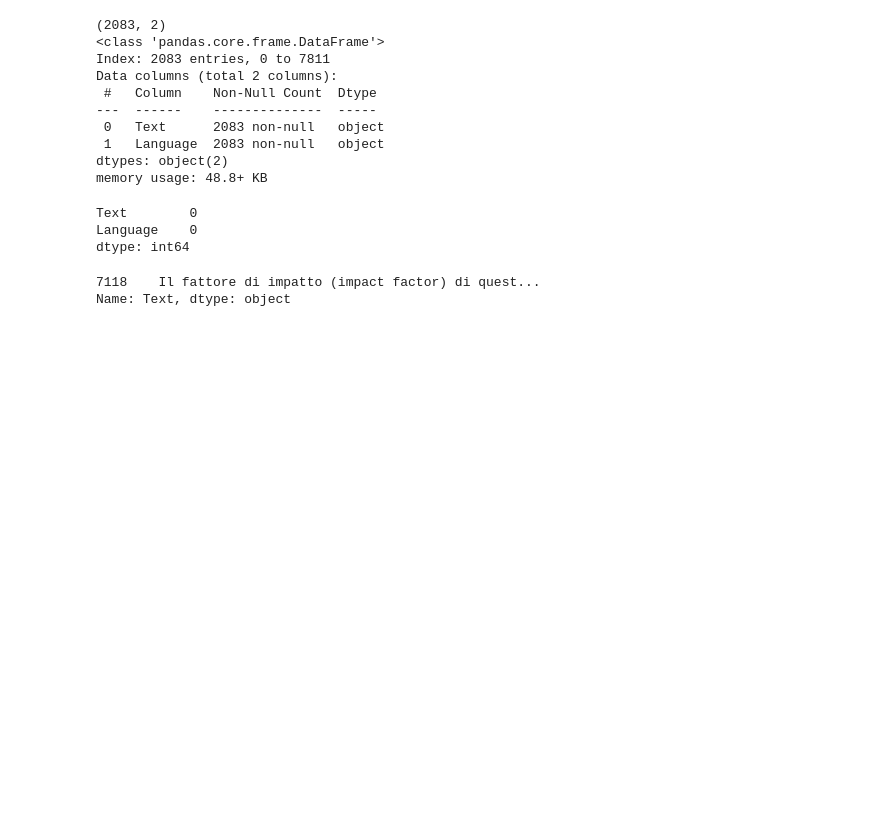
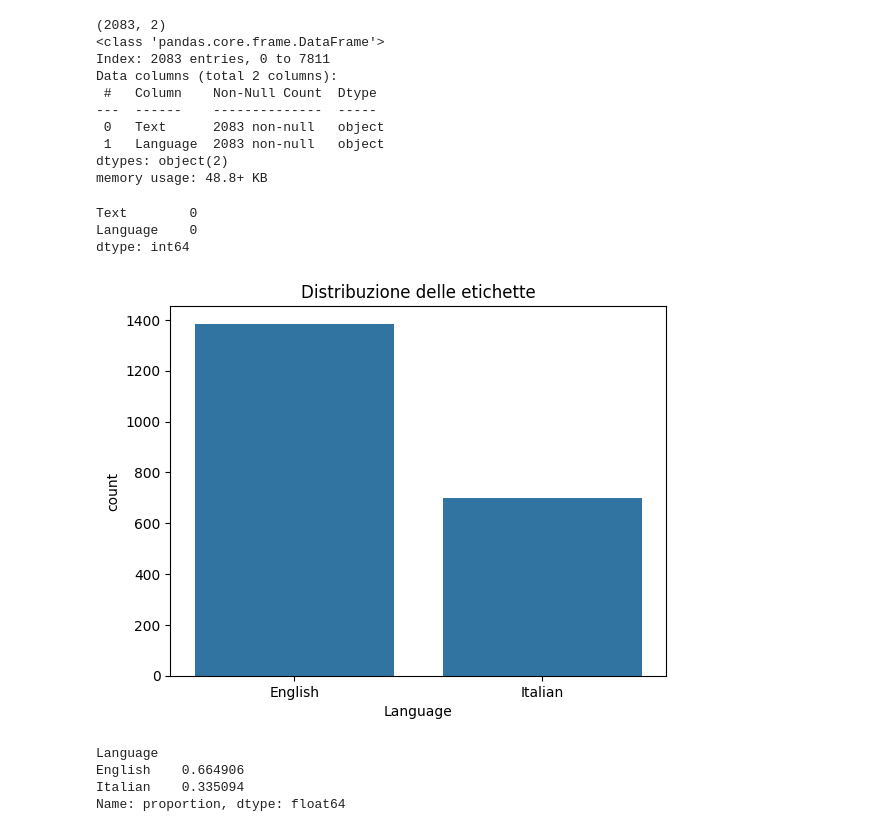
Before and after one commit to Simone-Smaldore/Language-Classifier, a Jupyter notebook: Data_cleaning.ipynb, the cells around one changed output. Saved outputs shown, nothing was run; the diff lists cells and outputs as text; code cells hidden in the pictures; blank space fills up the shorter version.

Commit message:
Aggiunte prime visualizzazioni dati

```diff
--- a/Data_cleaning.ipynb
+++ b/Data_cleaning.ipynb
@@ -14,7 +16,7 @@ Index(['Text', 'Language'], dtype='object')
  'Spanish' 'Greek' 'Russian' 'Danish' 'Italian' 'Turkish' 'Sweedish'
  'Arabic' 'German' 'Kannada']
 # %%
-df_iteng = df[(df['Language'] == 'Italian') | (df['Language'] == 'English')]
+df_iteng = df[(df['Language'] == 'Italian') | (df['Language'] == 'English')].copy()
 # %%
 print(df_iteng.shape)
 df_iteng.info()
@@ -33,8 +35,15 @@ memory usage: 48.8+ KB
 Text        0
 Language    0
 dtype: int64
-# %%
-df[df['Language'] == 'Italian'].head()[4:5].Text
-# %% [output]
-7118    Il fattore di impatto (impact factor) di quest...
-Name: Text, dtype: object
+# %%
+sns.countplot(x='Language', data=df_iteng)
+plt.title('Distribuzione delle etichette')
+plt.show()
+
+print(df_iteng['Language'].value_counts(normalize=True))
+# %% [output]
+[figure, added]
+Language
+English    0.664906
+Italian    0.335094
+Name: proportion, dtype: float64
```
Also changed, not shown: parts of 4 cells of this notebook, 3 other files.
